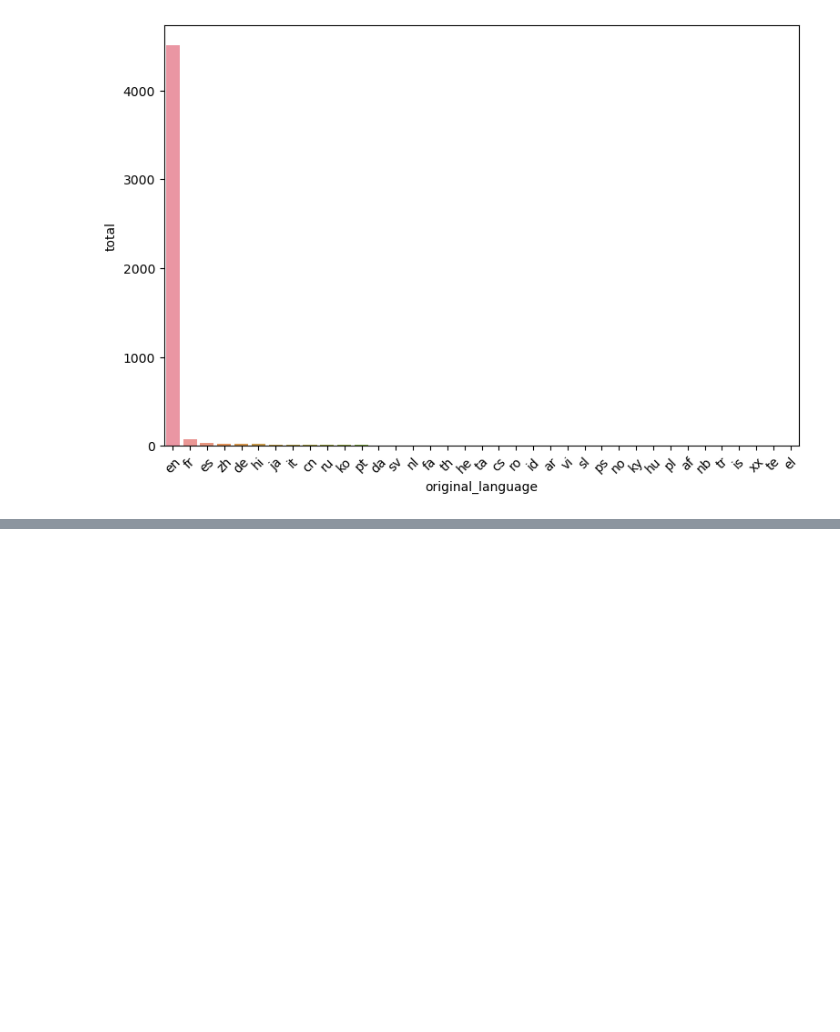
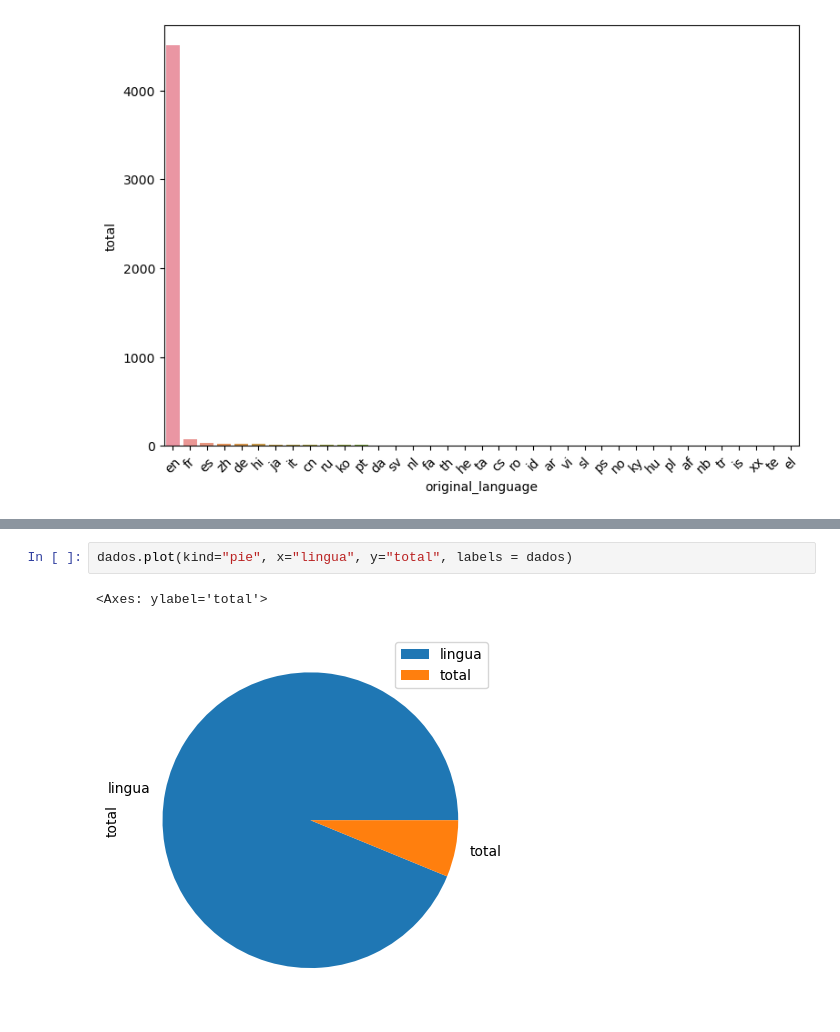
Before and after one commit to JpLimags/alura_course, a Jupyter notebook: visualizando_gráficos_por categorias.ipynb, the cells around one changed output, grey strips where cells are left out. Saved outputs shown, nothing was run; the diff lists cells and outputs as text; blank space fills up the shorter version.

```diff
--- a/visualizando_gráficos_por categorias.ipynb
+++ b/visualizando_gráficos_por categorias.ipynb
@@ -32,0 +62,5 @@ sns.barplot(data=count_language, x='original_language', y='total')
+# %%
+dados.plot(kind="pie", x="lingua", y="total", labels = dados)
+# %% [output]
+<Axes: ylabel='total'>
+[figure, added]
```
Also changed, not shown: parts of 4 cells of this notebook.
